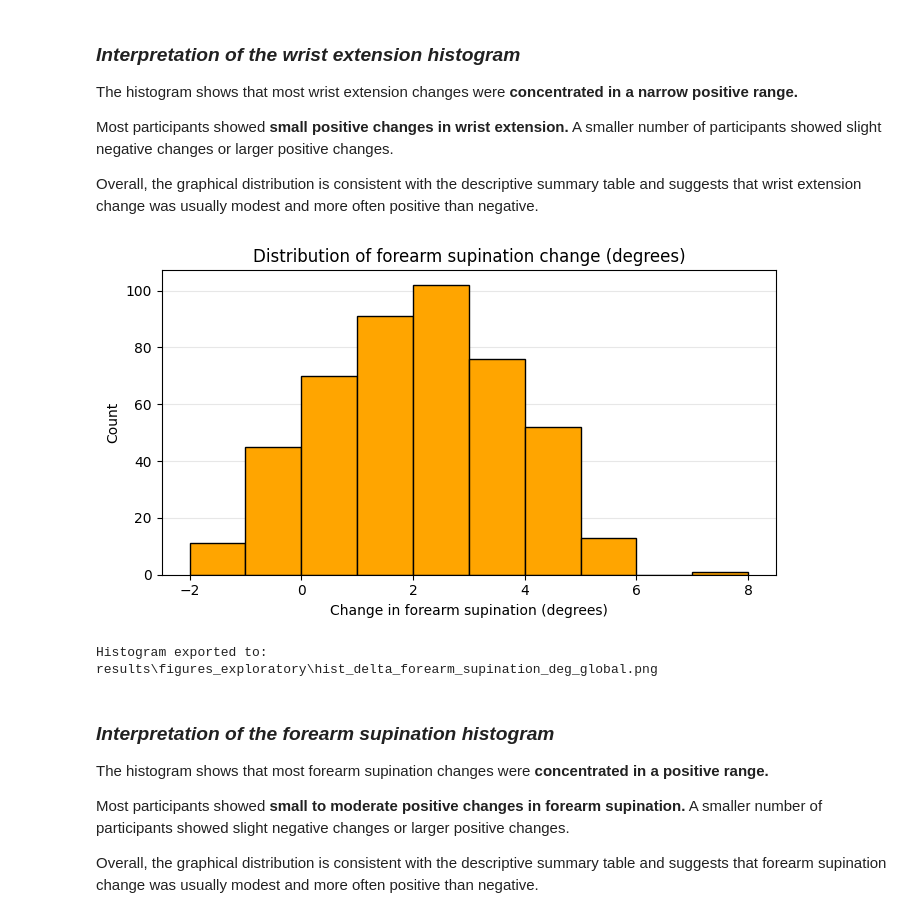
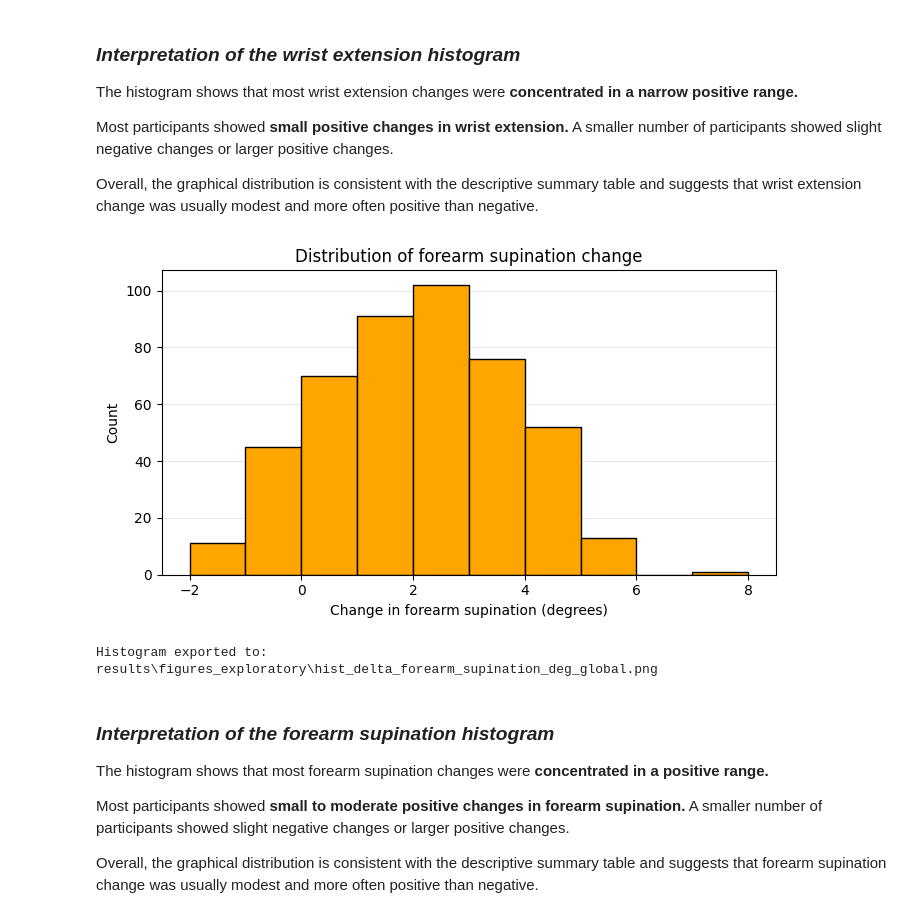
Before and after one commit to jahinnaduplaix/movement-analysis-project, a Jupyter notebook: main.ipynb, the cells around one changed output. Cells and saved outputs as stored; diff of their text form; code cells hidden in the pictures.

```diff
--- a/main.ipynb
+++ b/main.ipynb
@@ -1019,38 +1216,48 @@ Overall, the graphical distribution is consistent with the descriptive summary t
 # Define fixed-width bins for the forearm supination histogram
 bin_width = 1
 
+# Select forearm supination change values and remove missing values
 sup_values = analysis_df["delta_forearm_supination_deg"].dropna()
 
+# Create histogram bins covering the full observed range
 sup_global_bins = np.arange(
     np.floor(sup_values.min()),
     np.ceil(sup_values.max()) + bin_width,
     bin_width
 )
 
 # Plot the histogram for forearm supination change
 plt.figure(figsize=(7, 4))
+
 plt.hist(
-    analysis_df["delta_forearm_supination_deg"].dropna(),
+    sup_values,
     bins=sup_global_bins,
     color="orange",
     edgecolor="black",
     zorder=2
 )
+
+# Keep the grid behind the bars
+ax = plt.gca()
+ax.set_axisbelow(True)
+
 plt.xlabel("Change in forearm supination (degrees)")
 plt.ylabel("Count")
-plt.title("Distribution of forearm supination change (degrees)")
+plt.title("Distribution of forearm supination change")
+
 plt.grid(axis="y", alpha=0.3)
 plt.tight_layout()
 
 # Save the figure
 sup_global_file = figures_dir / "hist_delta_forearm_supination_deg_global.png"
 plt.savefig(sup_global_file, dpi=300, bbox_inches="tight")
+
 plt.show()
 
 print("Histogram exported to:")
 print(sup_global_file)
 # %% [output]
-[figure, old version]
+[figure, new version]
 Histogram exported to:
 results\figures_exploratory\hist_delta_forearm_supination_deg_global.png
 # %% [markdown]
```
Also changed, not shown: parts of 19 cells of this notebook, 4 other files.
